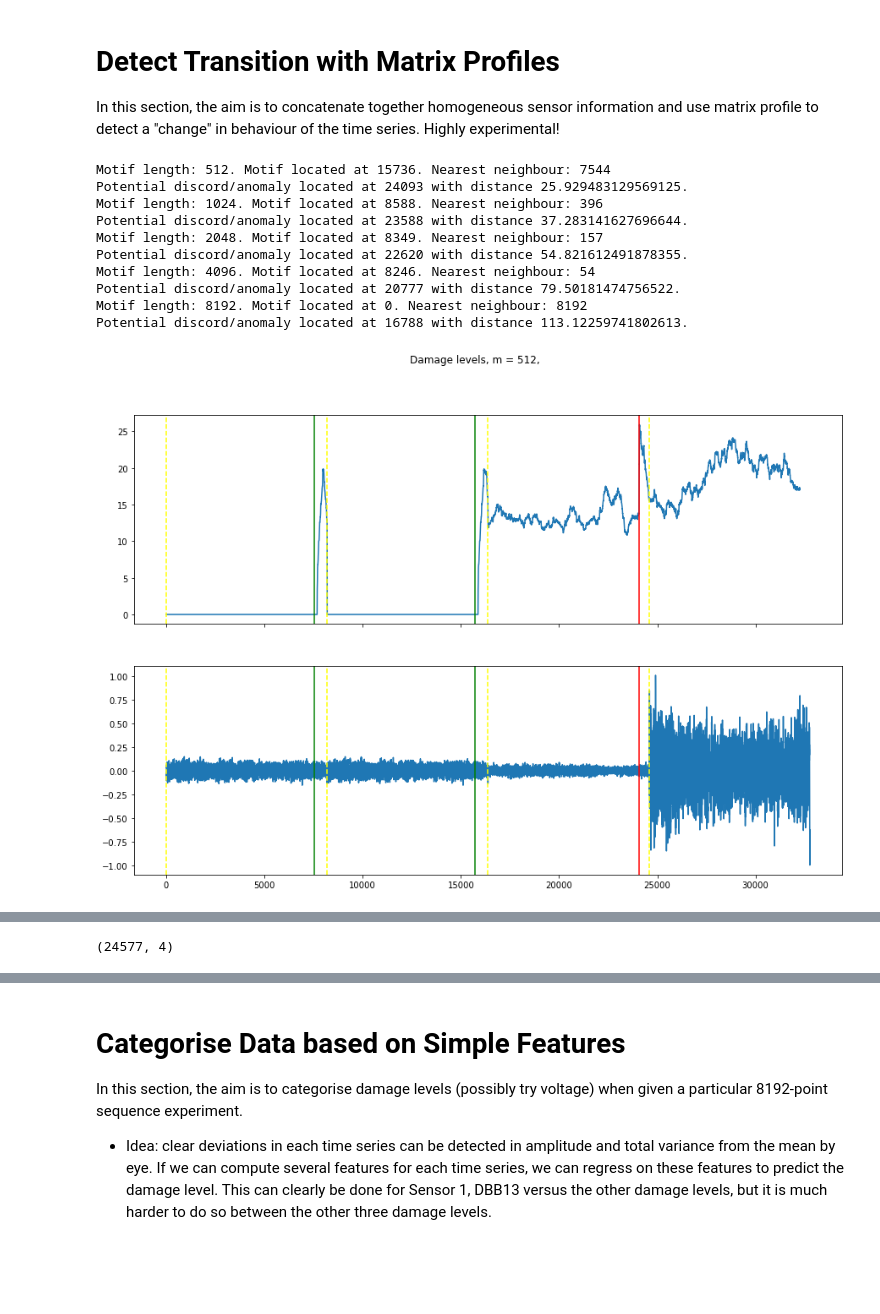
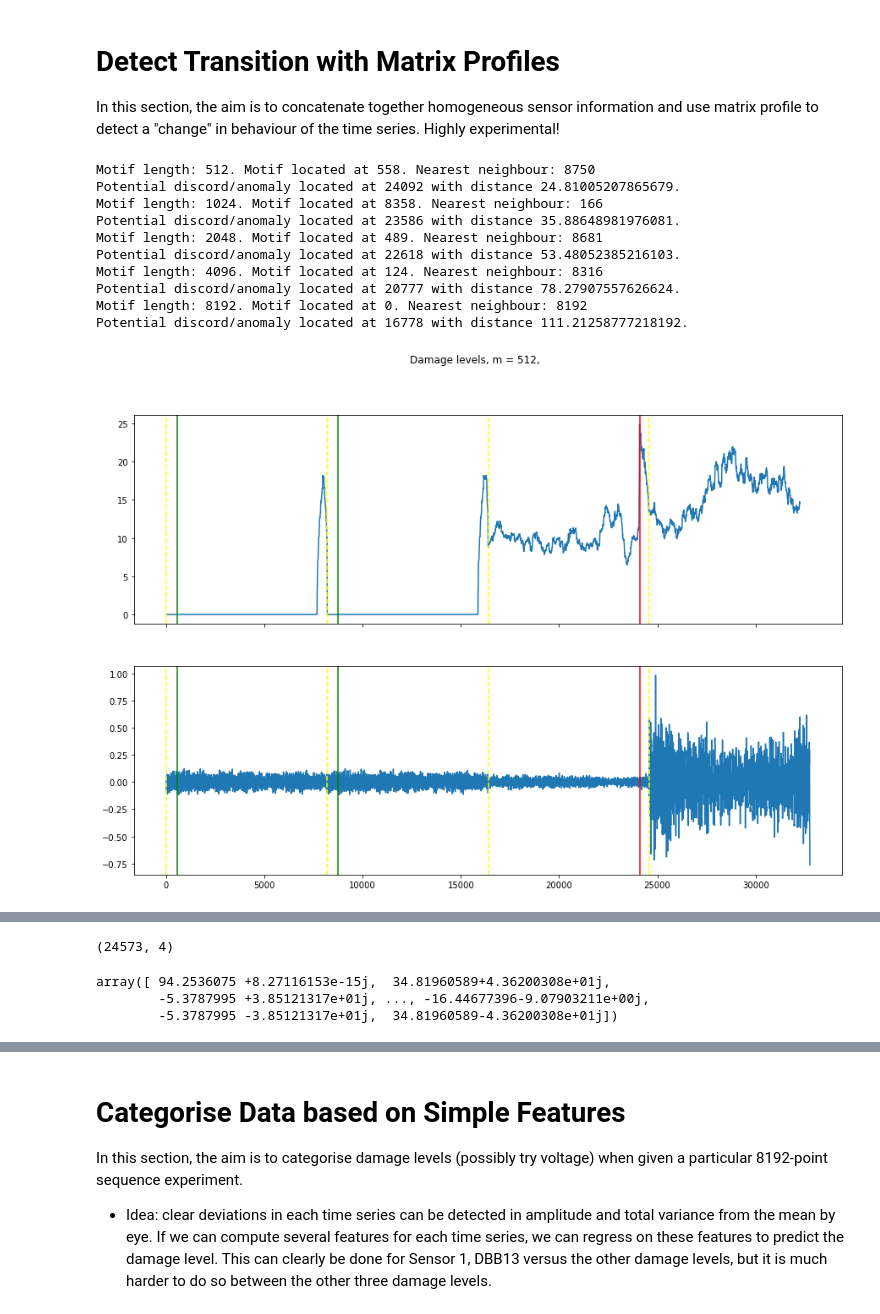
Before and after one commit to twan3617/anomalies, a Jupyter notebook: Example_Data_Sandia.ipynb, the cells around one changed output, grey strips where cells are left out. Cells and saved outputs as stored; diff of their text form; code cells hidden in the pictures; blank space fills up the shorter version.

```diff
--- a/Example_Data_Sandia.ipynb
+++ b/Example_Data_Sandia.ipynb
@@ -167,16 +172,25 @@ def multiplot(data, orientation = "vertical", col_names = False):
 def boolean_rows(a):
     return(a[0] & a[1] & a[2])
 
-def extract_inf(sens):
+def extract_inf(sens, one_hot = False):
     '''
     Input: sens is dataframe (as in usual input, like data_dict["Sensor1"].iloc[i] (ith test)'''
-    y = sens[-4]
-    loc = sens[-3]
-    dam_level = sens[-2]
-    volt = sens[-1]
-    data = sens[:-4]
-    print(f"healthy/damaged: {y}, location: {loc}, damage level: {dam_level}, voltage: {volt}.")
-    return data, y, loc, dam_level, volt
+    y = sens["y_labels"]
+    loc = sens["damage_location"]
+    dam_level = sens["damage_level"]
+    volt = sens["voltage_level"]
+    if one_hot == True:
+        data = sens[:-10]
+        D00 = sens["D00"]
+        DB0 = sens["DB0"]
+        DBB = sens["DBB"]
+        DHT = sens["DHT"]
+        D05 = sens["D05"]
+        D10 = sens["D10"]
+        return data, y, loc, dam_level, volt, [D00, DB0, DBB, DHT, D05, D10]
+    else:
+        data = sens[:-4]
+        return data, y, loc, dam_level, volt
 # %%
 # .iloc[0] --> The "zeroth" recording
 # [:-4] --> Not include last four values o: y_labels ... damage_location ... damage_level .... voltage_level
@@ -305,6 +319,8 @@ In this section, the aim is to concatenate together homogeneous sensor informati
 ts_cat= pd.concat([data_L00_DB0_8, data_L00_DB0_8, data_L00_DBB_1_8, data_L00_DBB_13_8],axis=0)
 # there are 4 distinct transitions, each 8192 data points long. Can we detect the transition betweeen each damage type?
 
+#smoothen
+ts_cat = ts_cat.rolling(window=5).mean().dropna()
 
 for m in [512, 1024, 2048, 4096, 8192]:
     mp = stumpy.stump(ts_cat.astype(float), m)
@@ -316,40 +332,42 @@ for m in [512, 1024, 2048, 4096, 8192]:
 
     # discord
     discord_idx = np.argsort(mp[:, 0])[-1]
     discord_dist = mp[discord_idx, 0]
     print(f"Potential discord/anomaly located at {discord_idx} with distance {discord_dist}.")
 
     fig, axs = plt.subplots(2,1, sharex=True)
     fig.suptitle(f"Damage levels, m = {m}, ")
 
     for id_x, data in enumerate([mp[:,0], ts_cat.values]):
 
         axs[id_x].plot(data)
         axs[id_x].set_xlabel("")
         axs[id_x].axvline(x=mp_idx, color="g")
         axs[id_x].axvline(x=nearest_neighbour_idx, color="g")
         axs[id_x].axvline(x=discord_idx, color="r")
 
     #actual split points
     split = np.arange(0,4*8192,8192)
     for x in split:
         axs[0].axvline(x=x, color="yellow", linestyle="dashed")
         axs[1].axvline(x=x, color="yellow", linestyle="dashed")
 
 
     fig.set_size_inches(15,10)
 
 
 #yellow is actual split points, green is detected nearest neighbour, red is detected discord area
+
+# X - mu / sigma , if X ~ N(mu, sigma^2), then X - mu / sigma ~ N(0,1)
 # %% [output]
-Motif length: 512. Motif located at 15736. Nearest neighbour: 7544
-Potential discord/anomaly located at 24093 with distance 25.929483129569125.
-Motif length: 1024. Motif located at 8588. Nearest neighbour: 396
-Potential discord/anomaly located at 23588 with distance 37.283141627696644.
-Motif length: 2048. Motif located at 8349. Nearest neighbour: 157
-Potential discord/anomaly located at 22620 with distance 54.821612491878355.
-Motif length: 4096. Motif located at 8246. Nearest neighbour: 54
-Potential discord/anomaly located at 20777 with distance 79.50181474756522.
+Motif length: 512. Motif located at 558. Nearest neighbour: 8750
+Potential discord/anomaly located at 24092 with distance 24.81005207865679.
+Motif length: 1024. Motif located at 8358. Nearest neighbour: 166
+Potential discord/anomaly located at 23586 with distance 35.88648981976081.
+Motif length: 2048. Motif located at 489. Nearest neighbour: 8681
+Potential discord/anomaly located at 22618 with distance 53.48052385216103.
+Motif length: 4096. Motif located at 124. Nearest neighbour: 8316
+Potential discord/anomaly located at 20777 with distance 78.27907557626624.
 Motif length: 8192. Motif located at 0. Nearest neighbour: 8192
-Potential discord/anomaly located at 16788 with distance 113.12259741802613.
+Potential discord/anomaly located at 16778 with distance 111.21258777218192.
-[figure, old version]
+[figure, new version]
@@ -360,5 +378,14 @@ Potential discord/anomaly located at 16788 with distance 113.12259741802613.
 # %%
-np.shape(mp) # stumpy.stump returns 0. matrix profile values (z-normalised Euclidean distances) 1. matrix profile indices
-#3rd and 4th columns are ...
+np.shape(mp) # stumpy.stump returns:
+# 0. matrix profile values (z-normalised Euclidean distances)
+# 1. matrix profile indices
+# 2.
+# 3.
 # %% [output]
-(24577, 4)
+(24573, 4)
+# %%
+np.fft.fft(ts_cat)
+# %% [output]
+array([ 94.2536075 +8.27116153e-15j,  34.81960589+4.36200308e+01j,
+        -5.3787995 +3.85121317e+01j, ..., -16.44677396-9.07903211e+00j,
+        -5.3787995 -3.85121317e+01j,  34.81960589-4.36200308e+01j])
```
Also changed, not shown: parts of 13 cells of this notebook.
